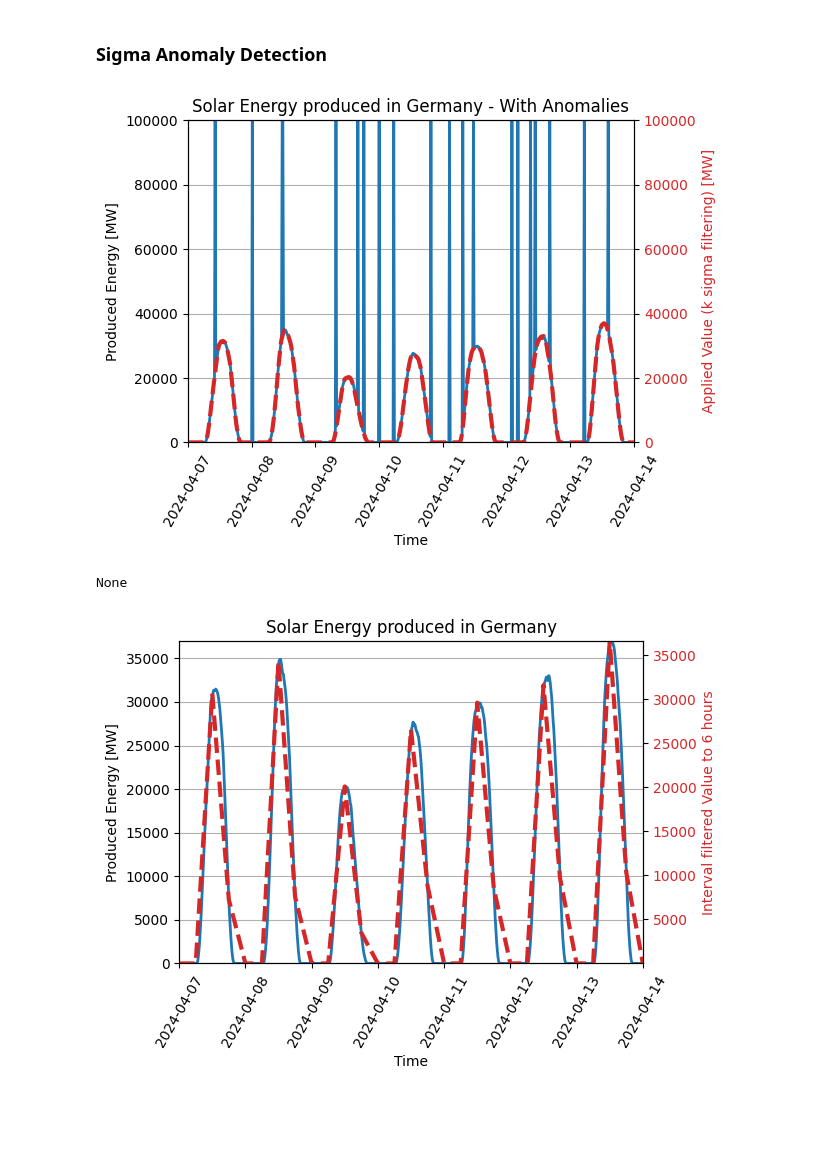
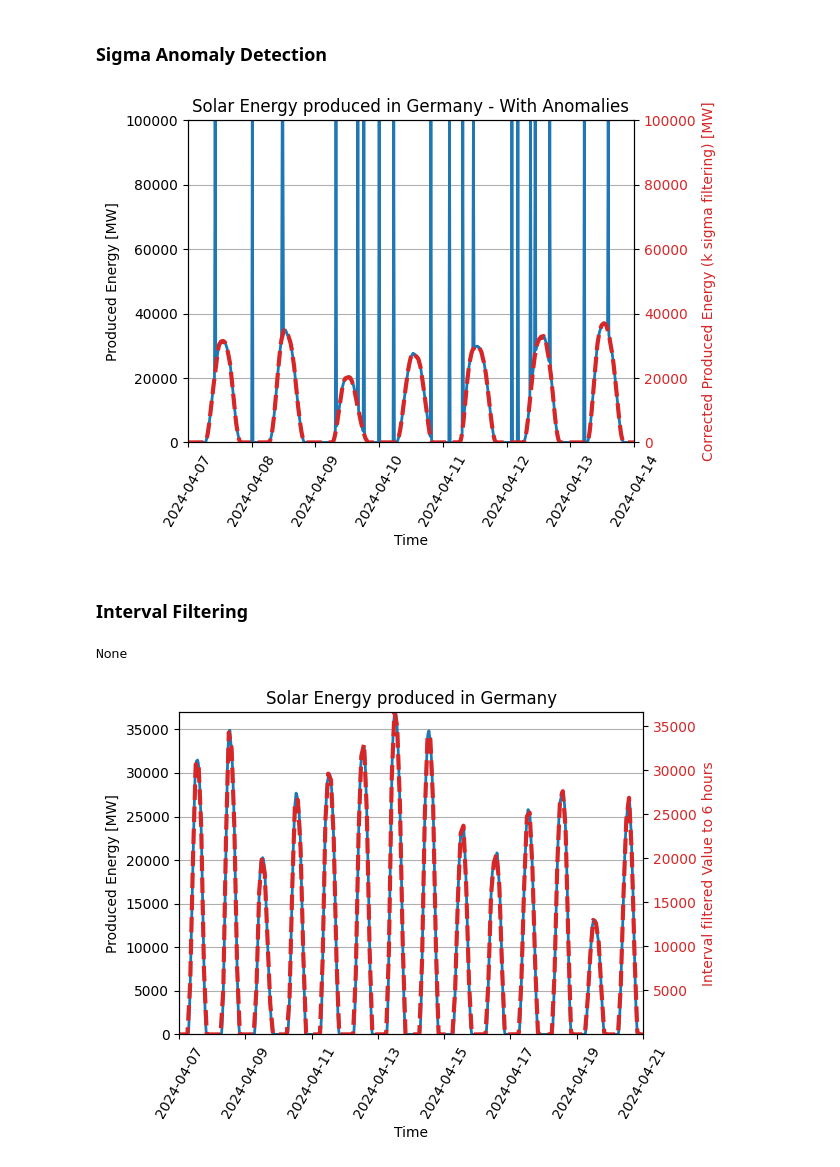
Before and after one commit to rtdip/core, a Jupyter notebook: notebook/showcase_notebook.ipynb, the cells around one changed output. Drawn from its saved outputs; the diff is of its cells as text; code cells hidden in the pictures; blank space fills up the shorter version.

Commit message:
Extends notebook & fixes bug in Value Imputation
- Refactored notebook
- Adds ARIMA & Value Imputation test
- Fixes missing check in value imputation

Signed-off-by: Timm638 <Timm638@gmail.com>

```diff
--- a/notebook/showcase_notebook.ipynb
+++ b/notebook/showcase_notebook.ipynb
@@ -38,10 +76,5 @@ df = df.set_index('MTU-Start')
 # %%
-april_2_week = pd.to_datetime('07.04.2024', dayfirst=True)
-april_mid = pd.to_datetime('14.04.2024', dayfirst=True)
-
-april_df = df[april_2_week:april_mid]
-
-def create_normalization_plot(input_df = april_df, normalized_df = None, title = 'Solar Energy produced in Germany', ylabel_2 = 'Normalized Value', share_y_axis = False):
+def create_normalization_plot(input_df = None, normalized_df = None, title = 'Solar Energy produced in Germany', ylabel_2 = 'Normalized Value', share_y_axis = False):
     fig, ax = plt.subplots()
     solar_line = ax.plot(input_df['Solar  - Actual Aggregated [MW]'], label='Solar', linewidth=2)
     ax.set_xlabel('Time')
@@ -64,7 +97,7 @@ def create_normalization_plot(input_df = april_df, normalized_df = None, title =
     fig.tight_layout()
     plt.show()
 
-create_normalization_plot()
+create_normalization_plot(create_1_week_dataframe())
 # %% [output]
 [figure]
 # %%
@@ -119,19 +157,18 @@ After Duplicate Detection
 # %% [markdown]
 ### Sigma Anomaly Detection
 # %%
-import random
-
 random.seed(0)
-sa_april_df = april_df.copy(deep=True)
-sa_april_df = sa_april_df['Solar  - Actual Aggregated [MW]'].to_frame()
-sa_april_df['EventTime'] = april_df.index
+# Create data with randomized spikes
+sa_april_df = create_1_week_dataframe(only_aggregated_value=True, add_timeevent_col=True)
 for i in range(0, 20):
     sa_april_df.loc[random.choice(sa_april_df.index.to_list()), 'Solar  - Actual Aggregated [MW]'] = 100000
-
 s_dd_df = spark_session.createDataFrame(sa_april_df, ['Solar  - Actual Aggregated [MW]', 'EventTime'])
-output_dd_df = KSigmaAnomalyDetection(spark_session, df=s_dd_df, column_names=['Solar  - Actual Aggregated [MW]'], k_value=3.0, use_median=False).filter().toPandas().set_index('EventTime')
+# Execute Pipeline
+output_dd_ps_df = KSigmaAnomalyDetection(spark_session, df=s_dd_df, column_names=['Solar  - Actual Aggregated [MW]'], k_value=3.0, use_median=False).filter()
+# Transform Data back into pandas
+output_dd_df = output_dd_ps_df.toPandas().set_index('EventTime')
 output_dd_df['value'] = output_dd_df['Solar  - Actual Aggregated [MW]']
 
-create_normalization_plot(input_df=sa_april_df, normalized_df=output_dd_df, title='Solar Energy produced in Germany - With Anomalies', share_y_axis=True, ylabel_2='Applied Value (k sigma filtering) [MW]')
+create_normalization_plot(input_df=sa_april_df, normalized_df=output_dd_df, title='Solar Energy produced in Germany - With Anomalies', share_y_axis=True, ylabel_2='Corrected Produced Energy (k sigma filtering) [MW]')
 # %% [output]
-[figure, old version]
+[figure, new version]
@@ -140,18 +175,19 @@ create_normalization_plot(input_df=sa_april_df, normalized_df=output_dd_df, titl
+# %% [markdown]
+### Interval Filtering
 # %%
-random.seed(0)
-intf_april_df = april_df.copy(deep=True)
-intf_april_df = intf_april_df['Solar  - Actual Aggregated [MW]'].to_frame()
-intf_april_df['EventTime'] = pd.to_datetime(april_df.index)
+# Data Preparation
+april_df = create_2_week_dataframe()
+intf_april_df = create_2_week_dataframe(only_aggregated_value=True, add_timeevent_col=True)
 intf_april_df['EventTime'] = pd.Series(intf_april_df['EventTime'], dtype="string")
-
-
 intf_ps_df = spark_session.createDataFrame(intf_april_df, ['Solar  - Actual Aggregated [MW]', 'EventTime'])
-output_intf_df = IntervalFiltering(spark_session, df=intf_ps_df, interval=6, interval_unit='hours', time_stamp_column_name='EventTime').filter().toPandas()
+# Pipeline Execution
+output_intf_df = IntervalFiltering(spark_session, df=intf_ps_df, interval=2, interval_unit='hours', time_stamp_column_name='EventTime').filter().toPandas()
+# Postprocessing of DataFrame
 output_intf_df['value'] = output_intf_df['Solar  - Actual Aggregated [MW]']
 output_intf_df['EventTime'] = pd.to_datetime(output_intf_df['EventTime'])
 output_intf_df = output_intf_df.set_index('EventTime')
 
-create_normalization_plot(normalized_df=output_intf_df, ylabel_2='Interval filtered Value to 6 hours')
+create_normalization_plot(input_df=april_df,normalized_df=output_intf_df, ylabel_2='Interval filtered Value to 6 hours')
 # %% [output]
 None
-[figure, old version]
+[figure, new version]
```
Also changed, not shown: parts of 14 cells of this notebook, 2 other files.
